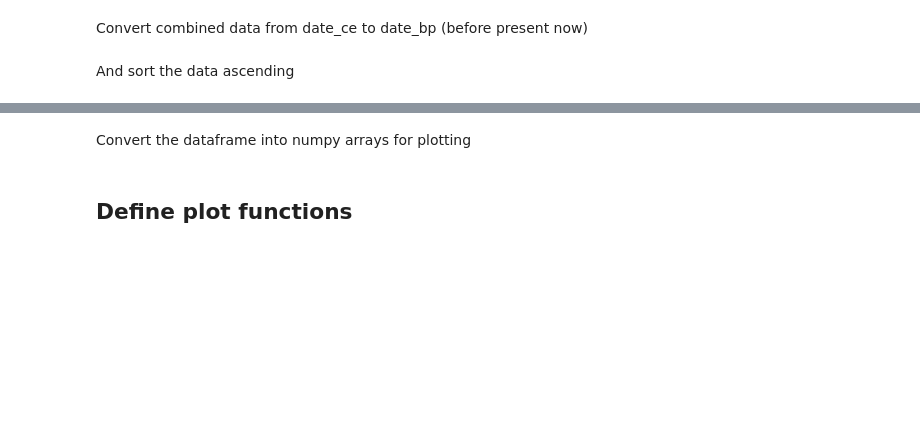
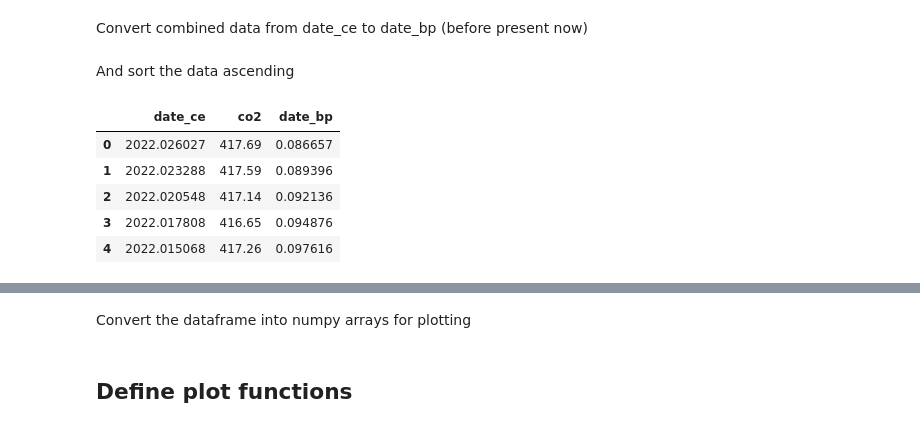
Before and after one commit to sio-co2o2/keelingcurve_notebooks, a Jupyter notebook: notebooks/plot_icecore_back_10K_keelingcurve.ipynb, the cells around one changed output, grey strips where cells are left out. Saved outputs shown, nothing was run; the diff lists cells and outputs as text; code cells hidden in the pictures; blank space fills up the shorter version.

```diff
--- a/notebooks/plot_icecore_back_10K_keelingcurve.ipynb
+++ b/notebooks/plot_icecore_back_10K_keelingcurve.ipynb
@@ -463,3 +463,13 @@ df_combined['date_bp'] = todays_decimal - df_combined['date_ce']
 And sort the data ascending
 # %%
 df_combined = df_combined.sort_values(by=['date_bp'], ascending=True)
+# Now reset the index which has been shuffled
+df_combined = df_combined.reset_index(drop=True)
+df_combined.head()
+# %% [output]
+|  | date_ce | co2 | date_bp |
+| 0 | 2022.026027 | 417.69 | 0.086657 |
+| 1 | 2022.023288 | 417.59 | 0.089396 |
+| 2 | 2022.020548 | 417.14 | 0.092136 |
+| 3 | 2022.017808 | 416.65 | 0.094876 |
+| 4 | 2022.015068 | 417.26 | 0.097616 |
```
Also changed, not shown: parts of 9 cells of this notebook.
